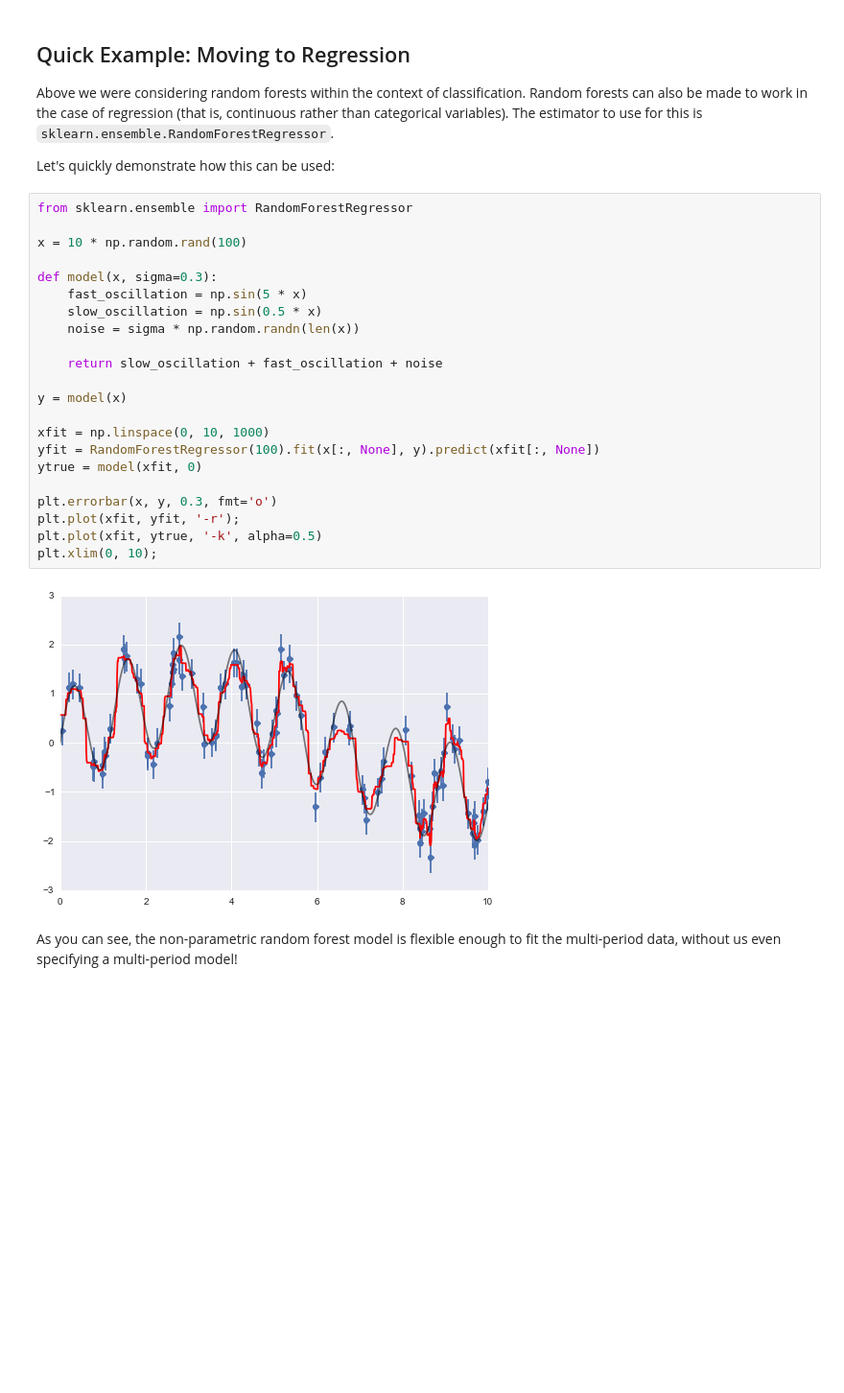
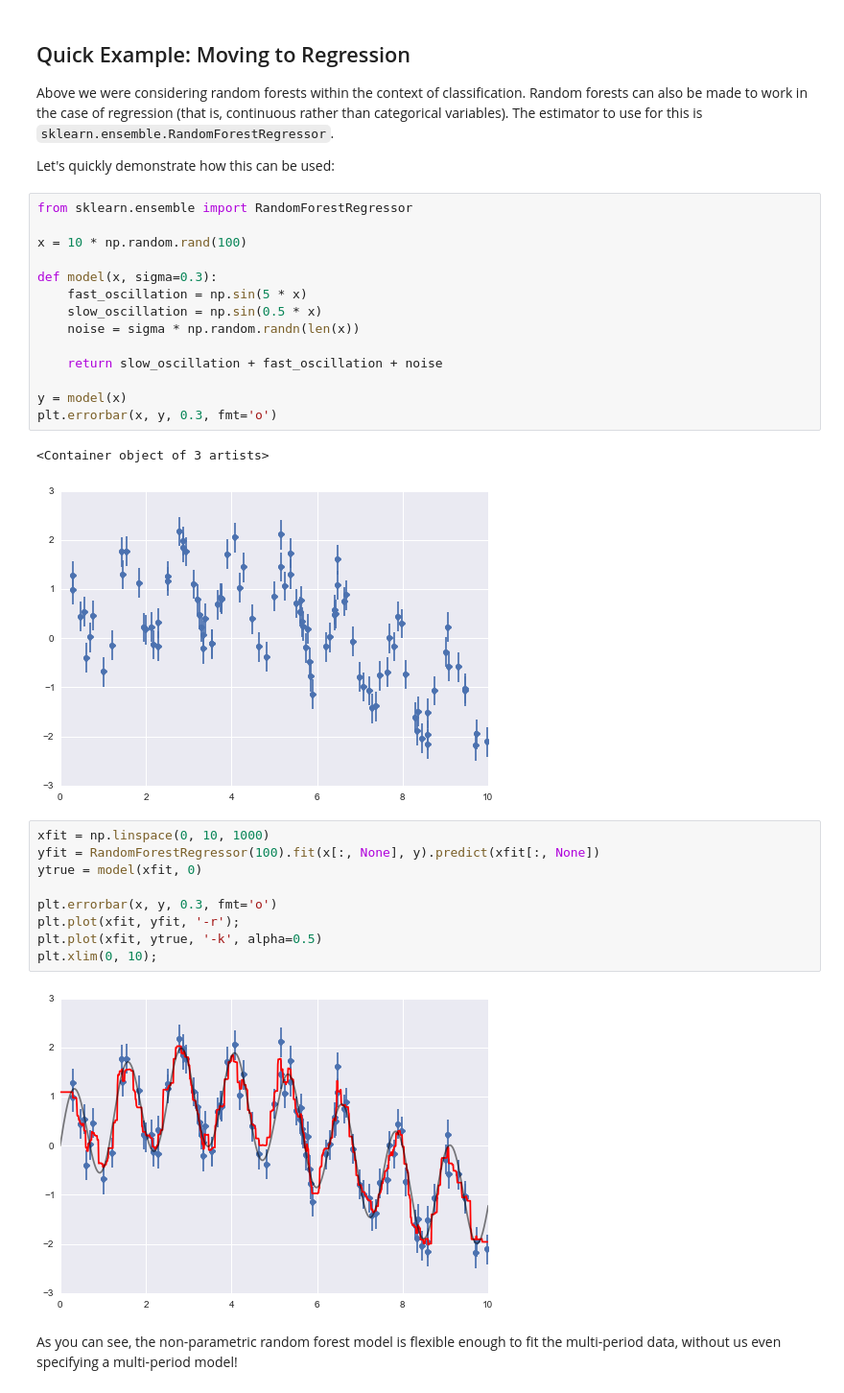
Before and after one commit to jakevdp/OsloWorkshop2014, a Jupyter notebook: notebooks/03.2-Regression-Forests.ipynb, the cells around one changed output. Shown at 96% size. Saved outputs shown, nothing was run; the diff lists cells and outputs as text; blank space fills up the shorter version.

```diff
--- a/notebooks/03.2-Regression-Forests.ipynb
+++ b/notebooks/03.2-Regression-Forests.ipynb
@@ -131,17 +131,21 @@ def model(x, sigma=0.3):
     return slow_oscillation + fast_oscillation + noise
 
 y = model(x)
-
-xfit = np.linspace(0, 10, 1000)
-yfit = RandomForestRegressor(100).fit(x[:, None], y).predict(xfit[:, None])
-ytrue = model(xfit, 0)
-
 plt.errorbar(x, y, 0.3, fmt='o')
-plt.plot(xfit, yfit, '-r');
-plt.plot(xfit, ytrue, '-k', alpha=0.5)
-plt.xlim(0, 10);
 # %% [output]
+<Container object of 3 artists>
-[figure, old version]
+[figure, new version]
+# %%
+xfit = np.linspace(0, 10, 1000)
+yfit = RandomForestRegressor(100).fit(x[:, None], y).predict(xfit[:, None])
+ytrue = model(xfit, 0)
+
+plt.errorbar(x, y, 0.3, fmt='o')
+plt.plot(xfit, yfit, '-r');
+plt.plot(xfit, ytrue, '-k', alpha=0.5)
+plt.xlim(0, 10);
+# %% [output]
+[figure, added]
 # %% [markdown]
 As you can see, the non-parametric random forest model is flexible enough to fit the multi-period data, without us even specifying a multi-period model!
 # %% [markdown]
```
Also changed, not shown: parts of 5 cells of this notebook, 6 other files.
